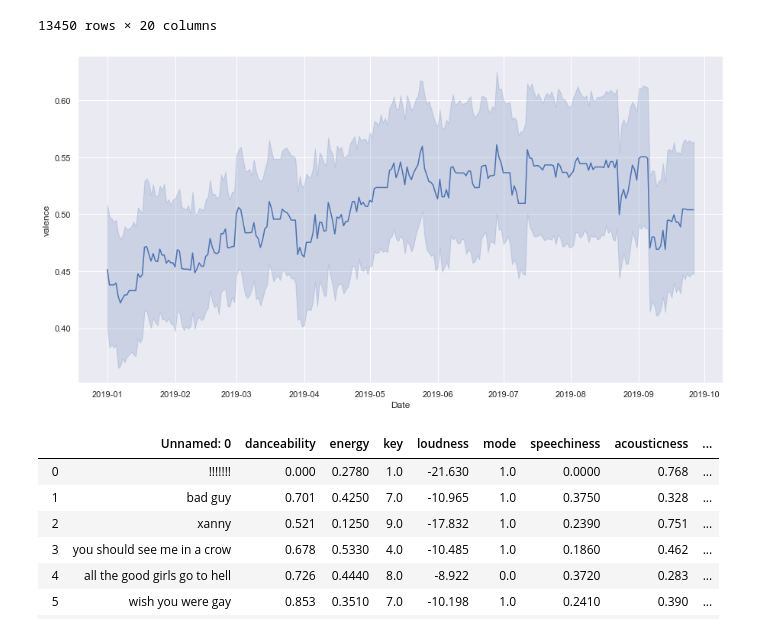
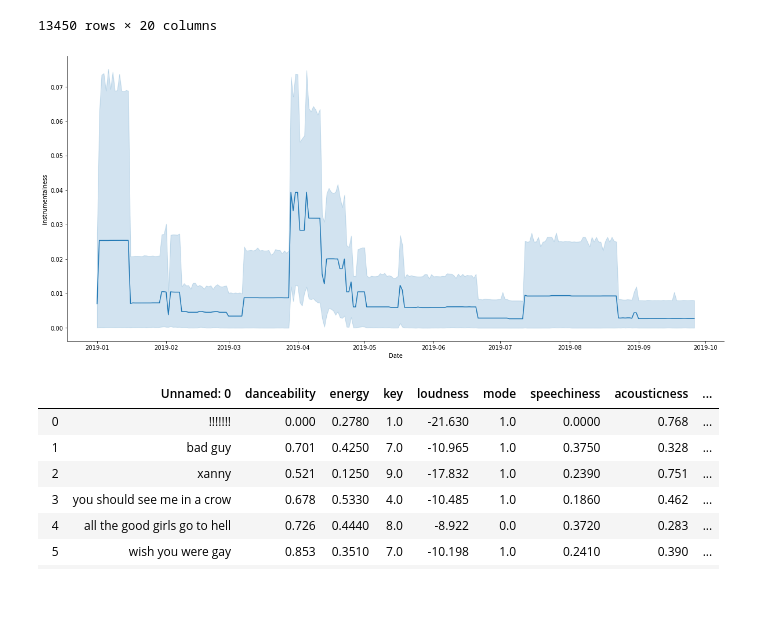
Before and after one commit to Manolomon/mx-spotify-trends, a Jupyter notebook: study.ipynb, the cells around one changed output. Drawn from its saved outputs; the diff is of its cells as text; code cells hidden in the pictures; blank space fills up the shorter version.

```diff
--- a/study.ipynb
+++ b/study.ipynb
@@ -26,12 +26,12 @@ mx_chart
 # %%
 from pandas.plotting import register_matplotlib_converters
 
 register_matplotlib_converters()
 
-g = sns.relplot(x="Date", y="valence", kind="line", data=mx_chart)
-g.fig.set_size_inches(15,7)
+g = sns.relplot(x="Date", y="instrumentalness", kind="line", data=mx_chart)
+g.fig.set_size_inches(20,8)
 # %% [output]
-[figure, old version]
+[figure, new version]
 # %%
 billie_eilish = pd.read_csv('./sources/eilish.csv')
 # %%
```
Also changed, not shown: parts of 3 cells of this notebook, 2 other files.
